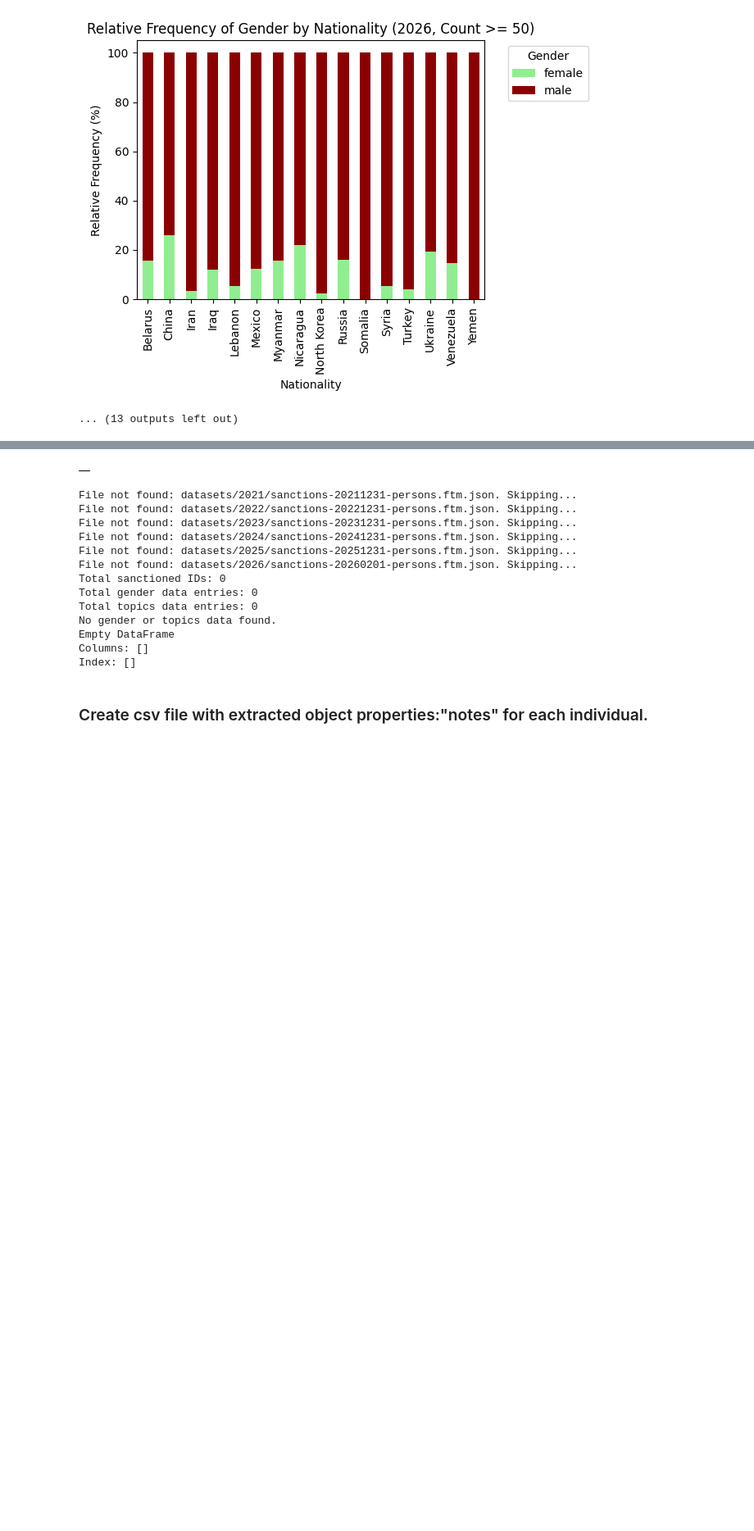
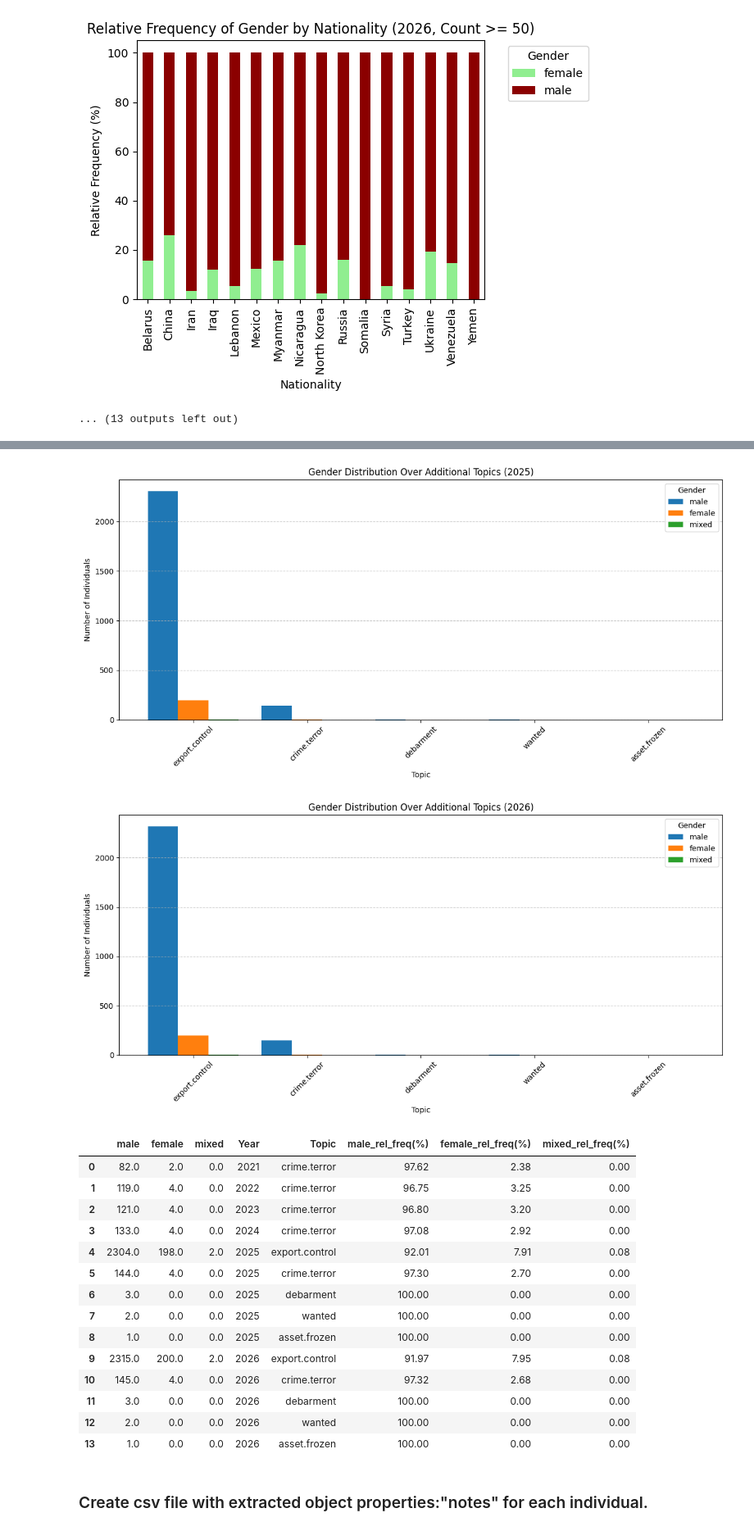
Before and after one commit to jellyrosp/opensanctions, a Jupyter notebook: jupyter_nb/h2/data_plot_h2_json.ipynb, the cells around one changed output, grey strips where cells are left out. Shown at 82% size. Cells and saved outputs as stored; diff of their text form; code cells hidden in the pictures; blank space fills up the shorter version.

```diff
--- a/jupyter_nb/h2/data_plot_h2_json.ipynb
+++ b/jupyter_nb/h2/data_plot_h2_json.ipynb
@@ -32,2 +32,5 @@ for year, relative_frequency_table in results.items():
 # %%
+from opensanctions.h2.h2_json import  gender_distribution_over_topics_by_year_json
+
+gender_distribution_over_topics_by_year_json()
 # %% [output]
@@ -43,16 +47,19 @@ No gender or topics data found.
+[figure, added]
+[figure, added]
-|  |
+|  | male | female | mixed | Year | Topic | male_rel_freq(%) | female_rel_freq(%) | mixed_rel_freq(%) |
+| 0 | 82.0 | 2.0 | 0.0 | 2021 | crime.terror | 97.62 | 2.38 | 0.00 |
+| 1 | 119.0 | 4.0 | 0.0 | 2022 | crime.terror | 96.75 | 3.25 | 0.00 |
+| 2 | 121.0 | 4.0 | 0.0 | 2023 | crime.terror | 96.80 | 3.20 | 0.00 |
+| 3 | 133.0 | 4.0 | 0.0 | 2024 | crime.terror | 97.08 | 2.92 | 0.00 |
+| 4 | 2304.0 | 198.0 | 2.0 | 2025 | export.control | 92.01 | 7.91 | 0.08 |
+| 5 | 144.0 | 4.0 | 0.0 | 2025 | crime.terror | 97.30 | 2.70 | 0.00 |
+| 6 | 3.0 | 0.0 | 0.0 | 2025 | debarment | 100.00 | 0.00 | 0.00 |
+| 7 | 2.0 | 0.0 | 0.0 | 2025 | wanted | 100.00 | 0.00 | 0.00 |
+| 8 | 1.0 | 0.0 | 0.0 | 2025 | asset.frozen | 100.00 | 0.00 | 0.00 |
+| 9 | 2315.0 | 200.0 | 2.0 | 2026 | export.control | 91.97 | 7.95 | 0.08 |
+| 10 | 145.0 | 4.0 | 0.0 | 2026 | crime.terror | 97.32 | 2.68 | 0.00 |
+| 11 | 3.0 | 0.0 | 0.0 | 2026 | debarment | 100.00 | 0.00 | 0.00 |
+| 12 | 2.0 | 0.0 | 0.0 | 2026 | wanted | 100.00 | 0.00 | 0.00 |
+| 13 | 1.0 | 0.0 | 0.0 | 2026 | asset.frozen | 100.00 | 0.00 | 0.00 |
-File not found: datasets/2021/sanctions-20211231-persons.ftm.json. Skipping...
-File not found: datasets/2022/sanctions-20221231-persons.ftm.json. Skipping...
-File not found: datasets/2023/sanctions-20231231-persons.ftm.json. Skipping...
-File not found: datasets/2024/sanctions-20241231-persons.ftm.json. Skipping...
-File not found: datasets/2025/sanctions-20251231-persons.ftm.json. Skipping...
-File not found: datasets/2026/sanctions-20260201-persons.ftm.json. Skipping...
-Total sanctioned IDs: 0
-Total gender data entries: 0
-Total topics data entries: 0
-No gender or topics data found.
-Empty DataFrame
-Columns: []
-Index: []
 # %% [markdown]
 ### Create csv file with extracted object properties:"notes" for each individual.
```
Also changed, not shown: parts of 2 cells of this notebook, 2 other files.
